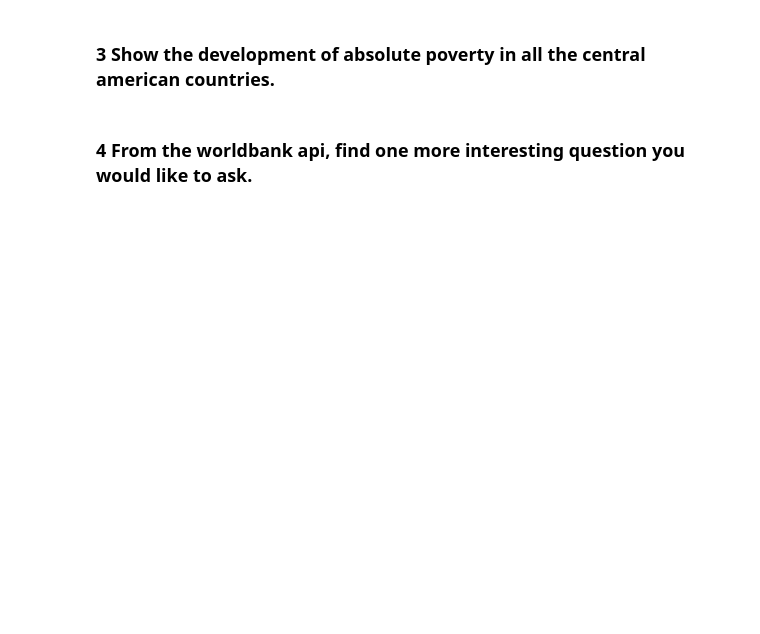
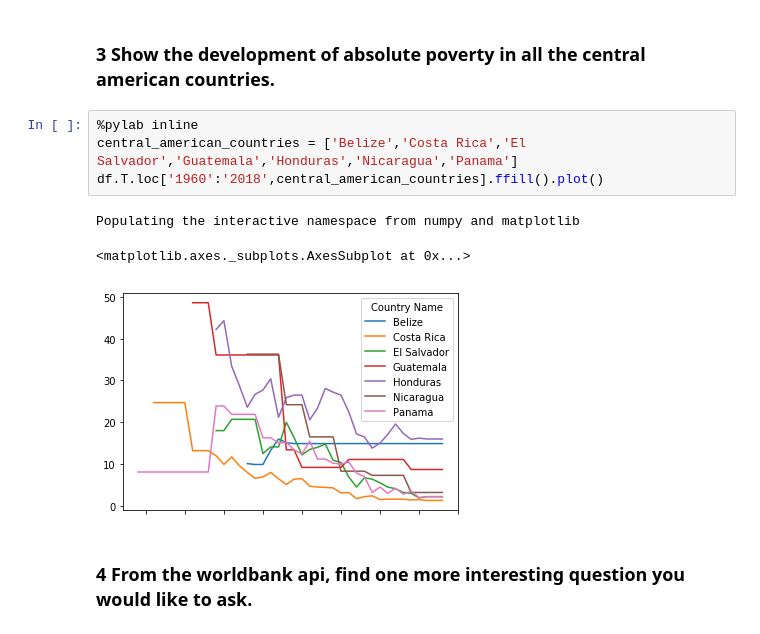
Before and after one commit to cba-dat-sem4-python-group/Assignment-4, a Jupyter notebook: Assignment-4.ipynb, the cells around one changed output. Cells and saved outputs as stored; diff of their text form; blank space fills up the shorter version.

```diff
--- a/Assignment-4.ipynb
+++ b/Assignment-4.ipynb
@@ -91,4 +109,12 @@ df.T.loc['1960':'2018',['Argentina','Cote d\'Ivoire','United States']].ffill().p
 # %% [markdown]
 ### 3 Show the development of absolute poverty in all the central american countries.
+# %%
+%pylab inline
+central_american_countries = ['Belize','Costa Rica','El Salvador','Guatemala','Honduras','Nicaragua','Panama']
+df.T.loc['1960':'2018',central_american_countries].ffill().plot()
+# %% [output]
+Populating the interactive namespace from numpy and matplotlib
+<matplotlib.axes._subplots.AxesSubplot at 0x...>
+[figure, added]
 # %% [markdown]
 ### 4 From the worldbank api, find one more interesting question you would like to ask.
```
Also changed, not shown: parts of 6 cells of this notebook.
